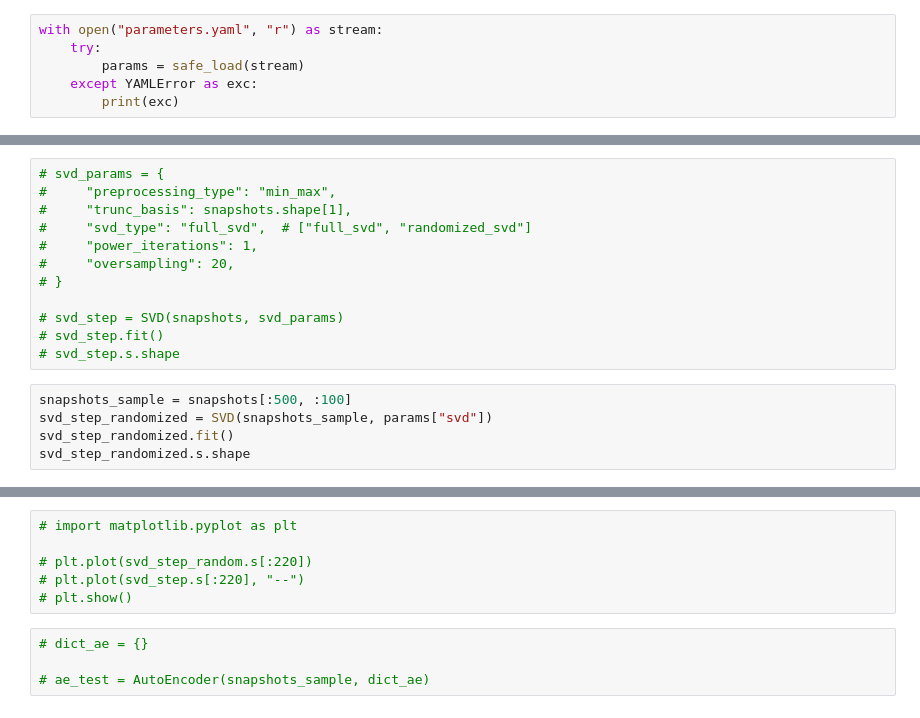
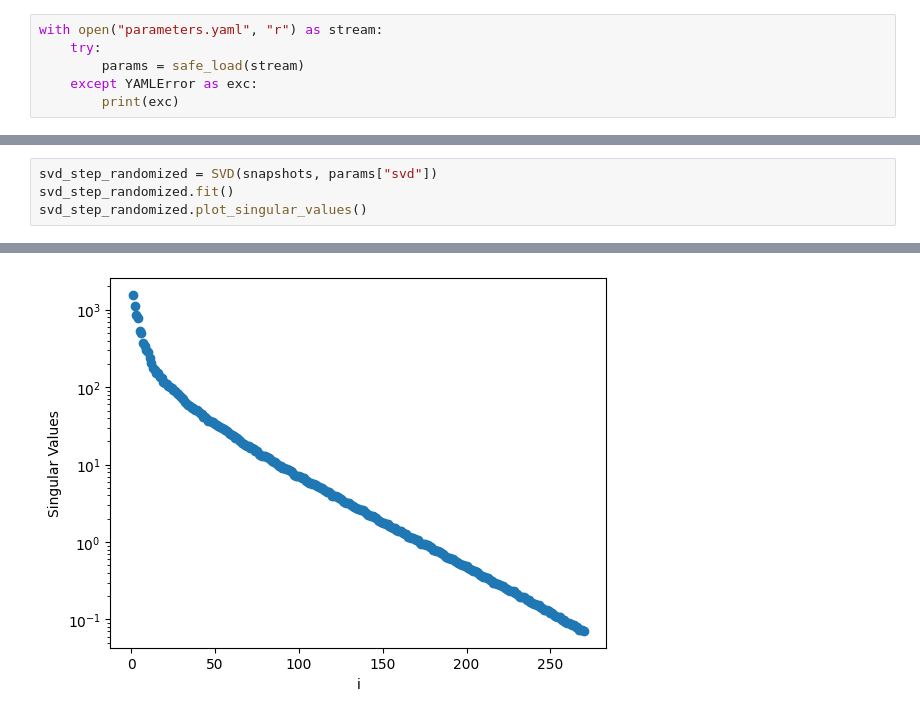
Before and after one commit to gf-barros/snapflow, a Jupyter notebook: notebook_test.ipynb, the cells around one changed output, grey strips where cells are left out. Saved outputs shown, nothing was run; the diff lists cells and outputs as text.

Commit message:
visualization methods

```diff
--- a/notebook_test.ipynb
+++ b/notebook_test.ipynb
@@ -60,18 +49,5 @@ except:
-# %%
-# svd_params = {
-#     "preprocessing_type": "min_max",
-#     "trunc_basis": snapshots.shape[1],
-#     "svd_type": "full_svd",  # ["full_svd", "randomized_svd"]
-#     "power_iterations": 1,
-#     "oversampling": 20,
-# }
-
-# svd_step = SVD(snapshots, svd_params)
-# svd_step.fit()
-# svd_step.s.shape
 # %%
-snapshots_sample = snapshots[:500, :100]
-svd_step_randomized = SVD(snapshots_sample, params["svd"])
+svd_step_randomized = SVD(snapshots, params["svd"])
 svd_step_randomized.fit()
-svd_step_randomized.s.shape
+svd_step_randomized.plot_singular_values()
 # %% [output]
@@ -79,10 +56 @@ svd_step_randomized.s.shape
+[figure, added]
-# %%
-# import matplotlib.pyplot as plt
-
-# plt.plot(svd_step_random.s[:220])
-# plt.plot(svd_step.s[:220], "--")
-# plt.show()
-# %%
-# dict_ae = {}
-
-# ae_test = AutoEncoder(snapshots_sample, dict_ae)
```
Also changed, not shown: parts of 15 cells of this notebook, 6 other files.
